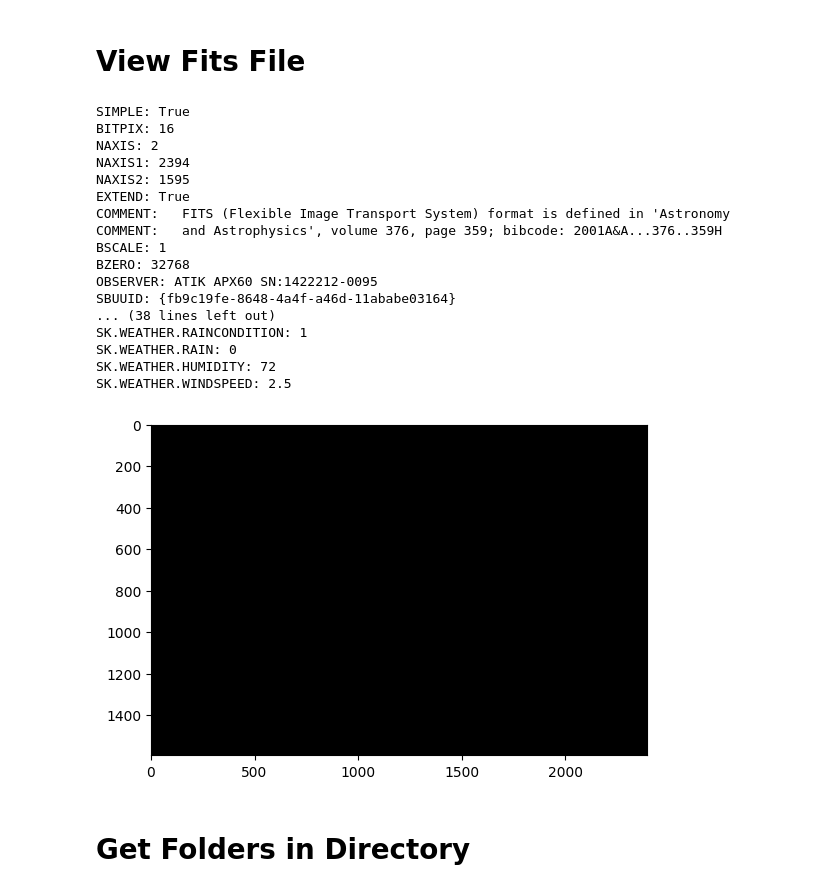
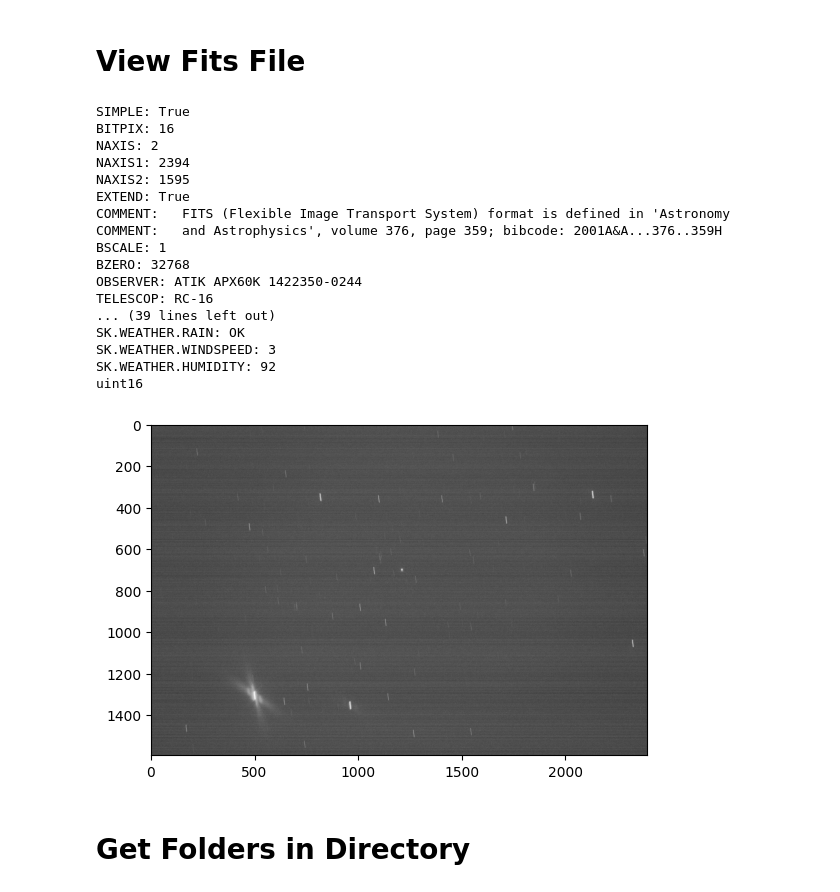
Before and after one commit to Chaps21812/Dataset_Compilation_and_Statistics, a Jupyter notebook: data_connections/utilities.ipynb, the cells around one changed output. Drawn from its saved outputs; the diff is of its cells as text; code cells hidden in the pictures.

```diff
--- a/data_connections/utilities.ipynb
+++ b/data_connections/utilities.ipynb
@@ -13,37 +13,38 @@ path = "/data/Sentinel_Datasets/LMNT01_Raw"
 # %%
 from astropy.io import fits
 import numpy
 import matplotlib.pyplot as plt
 from preprocess_functions import iqr_log
 
-fits_path = "/home/davidchaparro/Repos/Dataset_Compilation_and_Statistics/data/RME04Sat-2024-04-11-blank/raw_fits/1080776912578521094.fits"
+fits_path = "/data/Sentinel_Datasets/LMNT01_Raw/LMNT01Sat-2024-07-09/raw_fits/61726983863263641.fits"
 hdu = fits.open(fits_path)
 hdul = hdu[0]
 
 for key,value in hdul.header.items():
     print(f"{key}: {value}")
 
+print(hdul.data.dtype)
 plt.imshow(iqr_log(hdul.data).transpose(1,2,0))
 plt.show()
 # %% [output]
 SIMPLE: True
 BITPIX: 16
 NAXIS: 2
 NAXIS1: 2394
 NAXIS2: 1595
 EXTEND: True
 COMMENT:   FITS (Flexible Image Transport System) format is defined in 'Astronomy
 COMMENT:   and Astrophysics', volume 376, page 359; bibcode: 2001A&A...376..359H
 BSCALE: 1
 BZERO: 32768
-OBSERVER: ATIK APX60 SN:1422212-0095
-SBUUID: {fb9c19fe-8648-4a4f-a46d-11ababe03164}
-... (38 lines left out)
-SK.WEATHER.RAINCONDITION: 1
-SK.WEATHER.RAIN: 0
-SK.WEATHER.HUMIDITY: 72
-SK.WEATHER.WINDSPEED: 2.5
+OBSERVER: ATIK APX60K 1422350-0244
+TELESCOP: RC-16
+... (39 lines left out)
+SK.WEATHER.RAIN: OK
+SK.WEATHER.WINDSPEED: 3
+SK.WEATHER.HUMIDITY: 92
+uint16
-[figure, old version]
+[figure, new version]
 # %% [markdown]
 # Get Folders in Directory
 # %%
```
Also changed, not shown: parts of 2 cells of this notebook, 2 other files.
